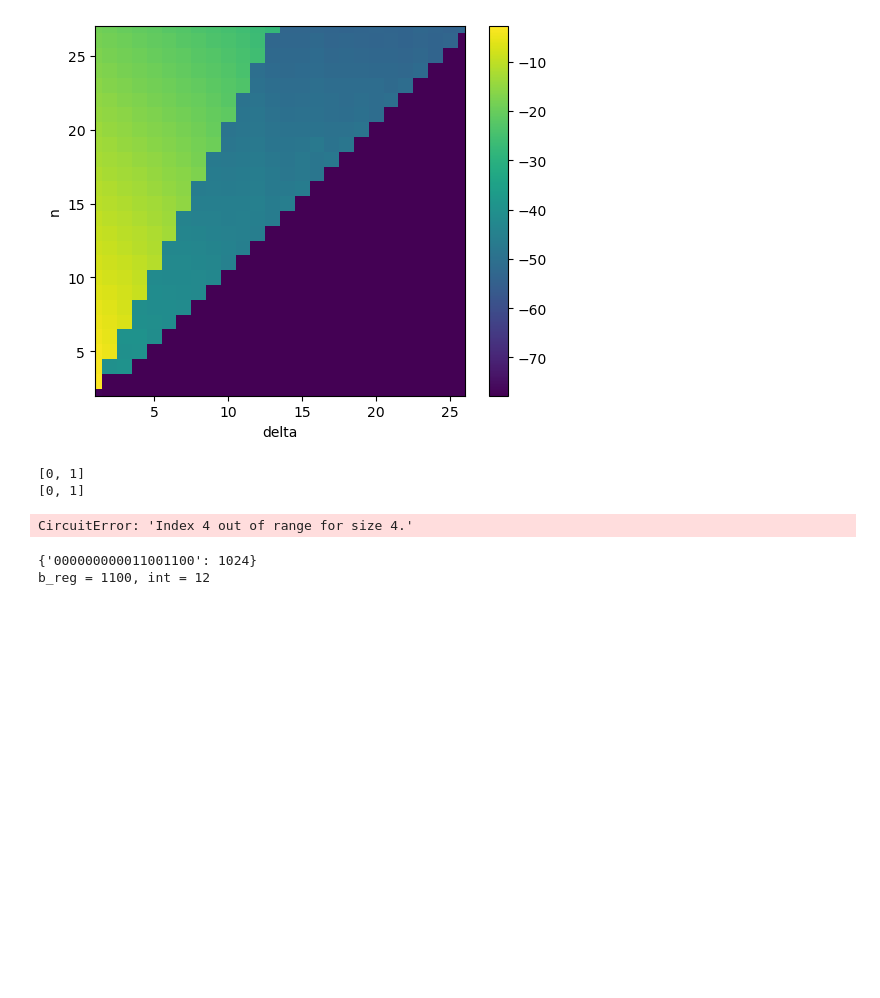
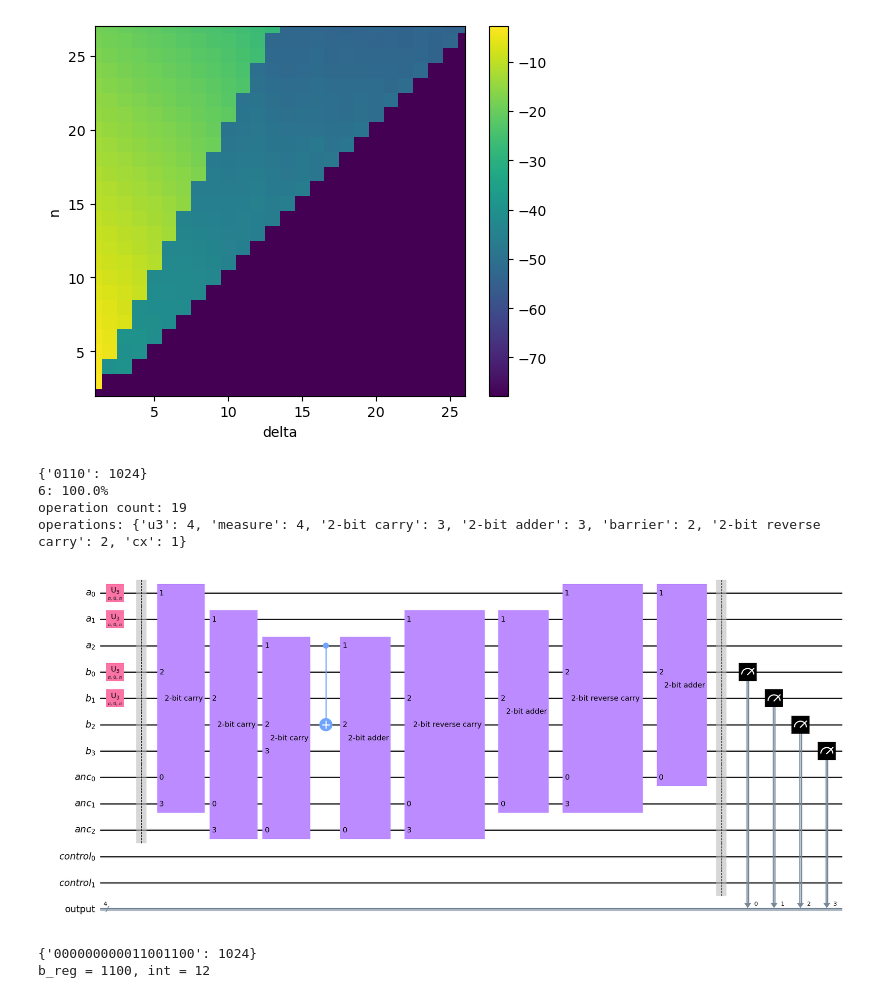
Before and after one commit to JuliuszSyrewicz/quantumFactorization, a Jupyter notebook: demo.ipynb, the cells around one changed output. Drawn from its saved outputs; the diff is of its cells as text; code cells hidden in the pictures; blank space fills up the shorter version.

Commit message:
Debugged one of the sections in demo and implemented some foundation for analyzing outputs

```diff
--- a/demo.ipynb
+++ b/demo.ipynb
@@ -92,39 +92,44 @@ reg_control = QuantumRegister(2, name="control")
 cr = ClassicalRegister(n + 1, name="output")
 
 qc = QuantumCircuit(reg_a, reg_b, reg_anc, reg_control, cr)
 
 # integers to sum
 a = 3
 b = 3
 
 qc.x(reg_a[i] for i in getOneIndices(a))
 qc.x(reg_b[i] for i in getOneIndices(b))
 
 reverse_bool = False
-qc.append(nBitAdder(n, reg_a, reg_b, reg_anc, reg_control), reg_a[0:n] + reg_b[0:n + 1] + reg_anc[0:n])
+qc.append(nBitAdder(n, reg_a, reg_b, reg_anc, reverse_bool), reg_a[0:n] + reg_b[0:n + 1] + reg_anc[0:n])
 
 qc.barrier()
 
 qc.draw(output="mpl", fold=-1, filename="circuits/{}-bitAdder{}.png".format(n, "Reversed" if reverse_bool == True else ""))
-# qc.measure(reg_b, cr)
-qc.measure(range(no_qubits), range(no_qubits))
+qc.measure(reg_b, cr)
+# qc.measure(range(no_qubits), range(no_qubits))
 
 decomposed = qc.decompose(reps=1)
 
 simulator = Aer.get_backend('qasm_simulator')
 job_sim = simulator.run(qk.transpile(qc, simulator), shots=1024)
 result_sim = job_sim.result()
 counts = result_sim.get_counts(qc)
 print(counts)
 
+analyzeOutput(counts)
+
+
 print("operation count: {}".format(sum(dict(decomposed.count_ops()).values())))
 print("operations: {}".format(dict(decomposed.count_ops())))
 
 decomposed.draw(output="mpl", fold=40, filename="circuits/{}-bitAdderDecomposed{}.png".format(n, "Reversed" if reverse_bool == True else ""))
 # %% [output]
-[0, 1]
-[0, 1]
+{'0110': 1024}
+6: 100.0%
+operation count: 19
+operations: {'u3': 4, 'measure': 4, '2-bit carry': 3, '2-bit adder': 3, 'barrier': 2, '2-bit reverse carry': 2, 'cx': 1}
-CircuitError: 'Index 4 out of range for size 4.'
+[figure, added]
 # %%
 # n-bit adder modulo x
 n = 4
```
Also changed, not shown: 1 other file.
